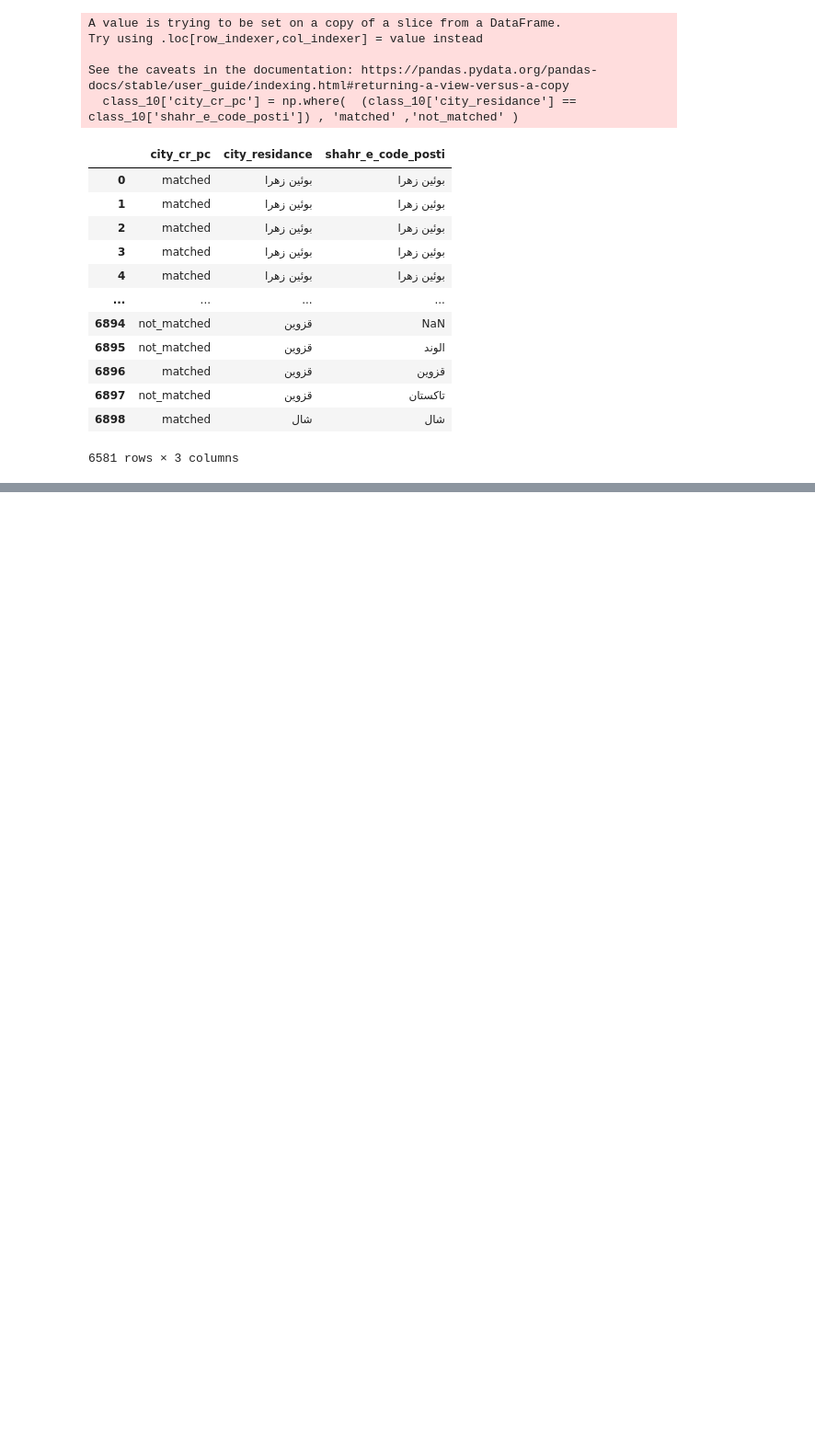
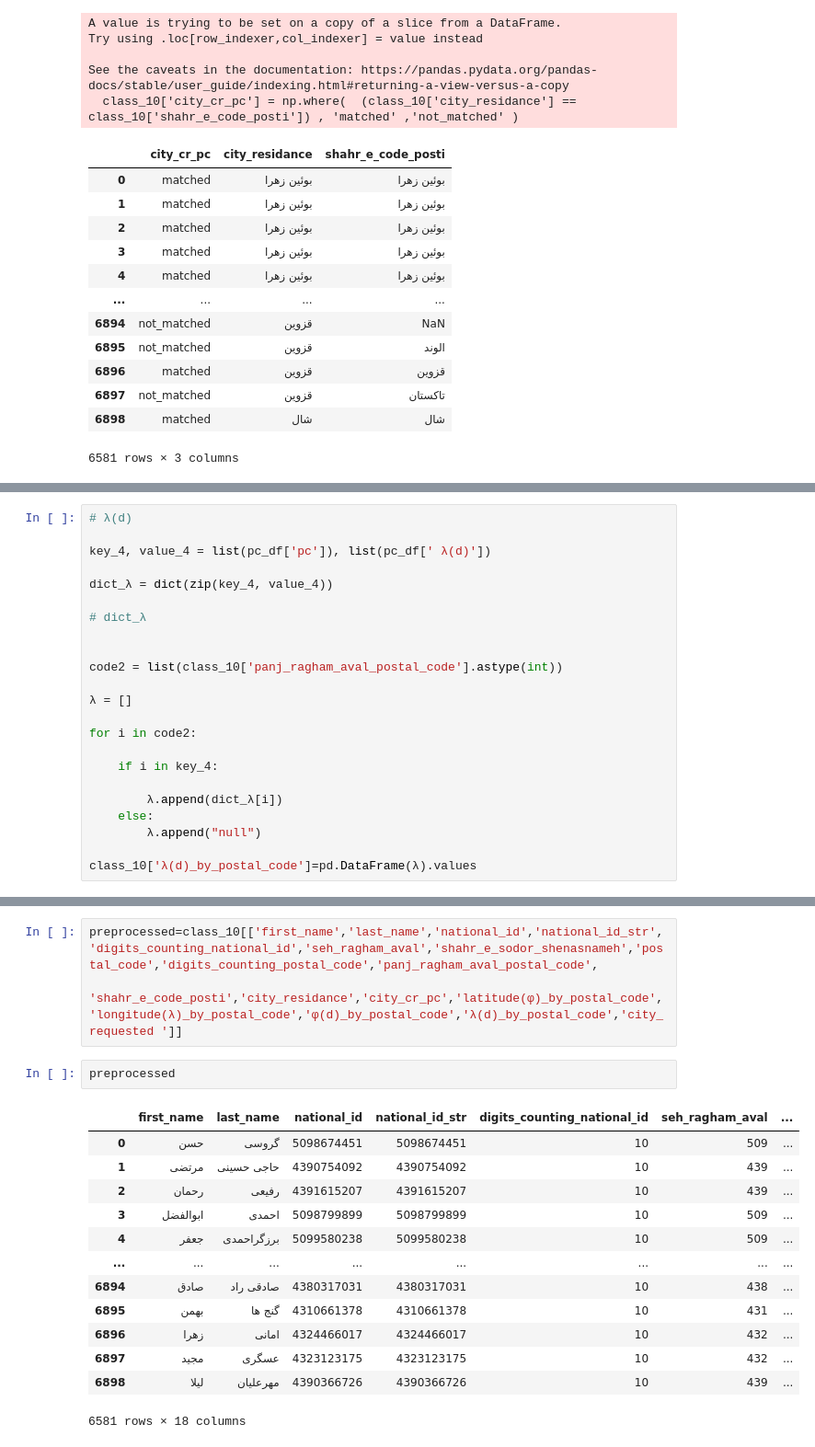
Before and after one commit to mmortazavi/ml_demystified, a Jupyter notebook: projects/gis/preoroccessing_neginnezamloo.ipynb, the cells around one changed output, grey strips where cells are left out. Shown at 92% size. Saved outputs shown, nothing was run; the diff lists cells and outputs as text; blank space fills up the shorter version.

```diff
--- a/projects/gis/preoroccessing_neginnezamloo.ipynb
+++ b/projects/gis/preoroccessing_neginnezamloo.ipynb
@@ -637,0 +740,23 @@ See the caveats in the documentation: https://pandas.pydata.org/pandas-docs/stab
+# %%
+# λ(d)
+
+key_4, value_4 = list(pc_df['pc']), list(pc_df[' λ(d)'])
+
+dict_λ = dict(zip(key_4, value_4))
+
+# dict_λ
+
+
+code2 = list(class_10['panj_ragham_aval_postal_code'].astype(int))
+
+λ = []
+
+for i in code2:
+
+    if i in key_4:
+
+        λ.append(dict_λ[i])
+    else:
+        λ.append("null")
+
+class_10['λ(d)_by_postal_code']=pd.DataFrame(λ).values
@@ -637,0 +794,19 @@ See the caveats in the documentation: https://pandas.pydata.org/pandas-docs/stab
+# %%
+preprocessed=class_10[['first_name','last_name','national_id','national_id_str','digits_counting_national_id','seh_ragham_aval','shahr_e_sodor_shenasnameh','postal_code','digits_counting_postal_code','panj_ragham_aval_postal_code',
+             'shahr_e_code_posti','city_residance','city_cr_pc','latitude(φ)_by_postal_code','longitude(λ)_by_postal_code','φ(d)_by_postal_code','λ(d)_by_postal_code','city_requested ']]
+# %%
+preprocessed
+# %% [output]
+|  | first_name | last_name | national_id | national_id_str | digits_counting_national_id | seh_ragham_aval | ... |
+| 0 | حسن | گروسی | 5098674451 | 5098674451 | 10 | 509 | ... |
+| 1 | مرتضی | حاجی حسینی | 4390754092 | 4390754092 | 10 | 439 | ... |
+| 2 | رحمان | رفیعی | 4391615207 | 4391615207 | 10 | 439 | ... |
+| 3 | ابوالفضل | احمدی | 5098799899 | 5098799899 | 10 | 509 | ... |
+| 4 | جعفر | برزگراحمدی | 5099580238 | 5099580238 | 10 | 509 | ... |
+| ... | ... | ... | ... | ... | ... | ... | ... |
+| 6894 | صادق | صادقی راد | 4380317031 | 4380317031 | 10 | 438 | ... |
+| 6895 | بهمن | گنج ها | 4310661378 | 4310661378 | 10 | 431 | ... |
+| 6896 | زهرا | امانی | 4324466017 | 4324466017 | 10 | 432 | ... |
+| 6897 | مجید | عسگری | 4323123175 | 4323123175 | 10 | 432 | ... |
+| 6898 | لیلا | مهرعلیان | 4390366726 | 4390366726 | 10 | 439 | ... |
+6581 rows × 18 columns
```
Also changed, not shown: parts of 9 cells of this notebook.
